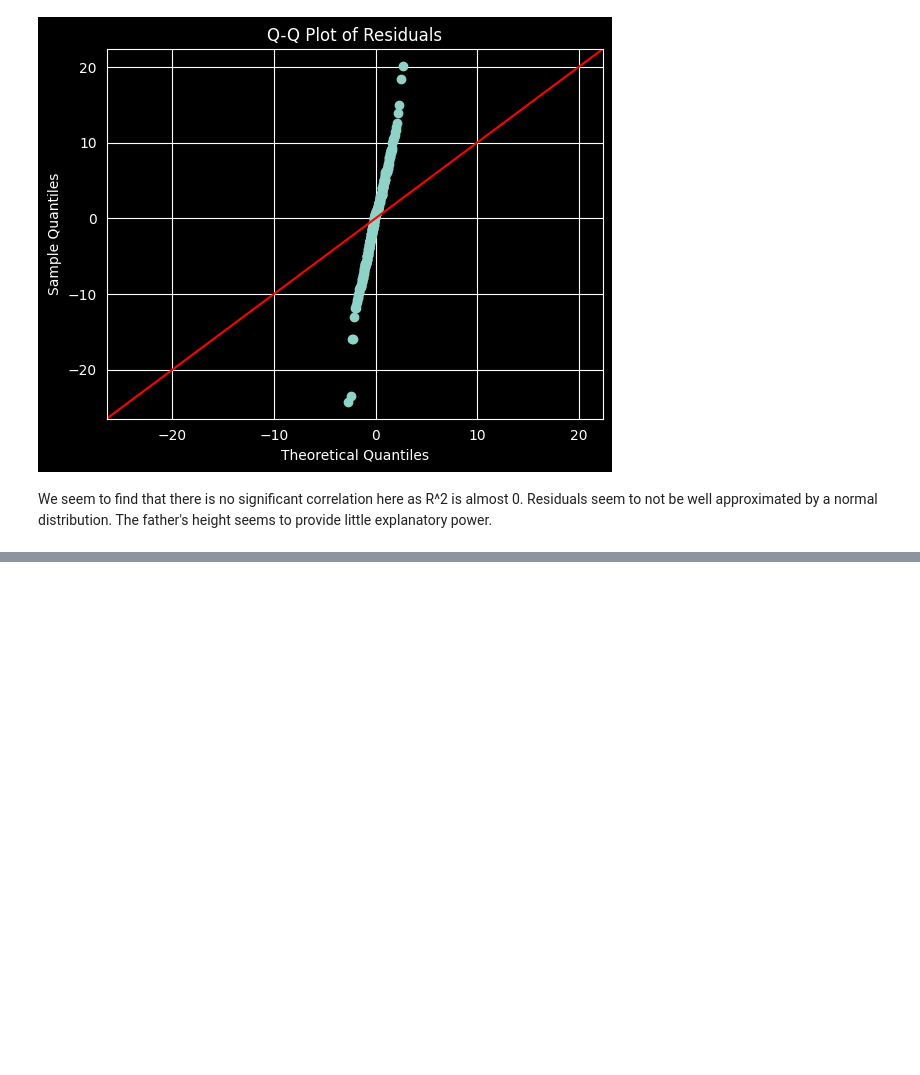
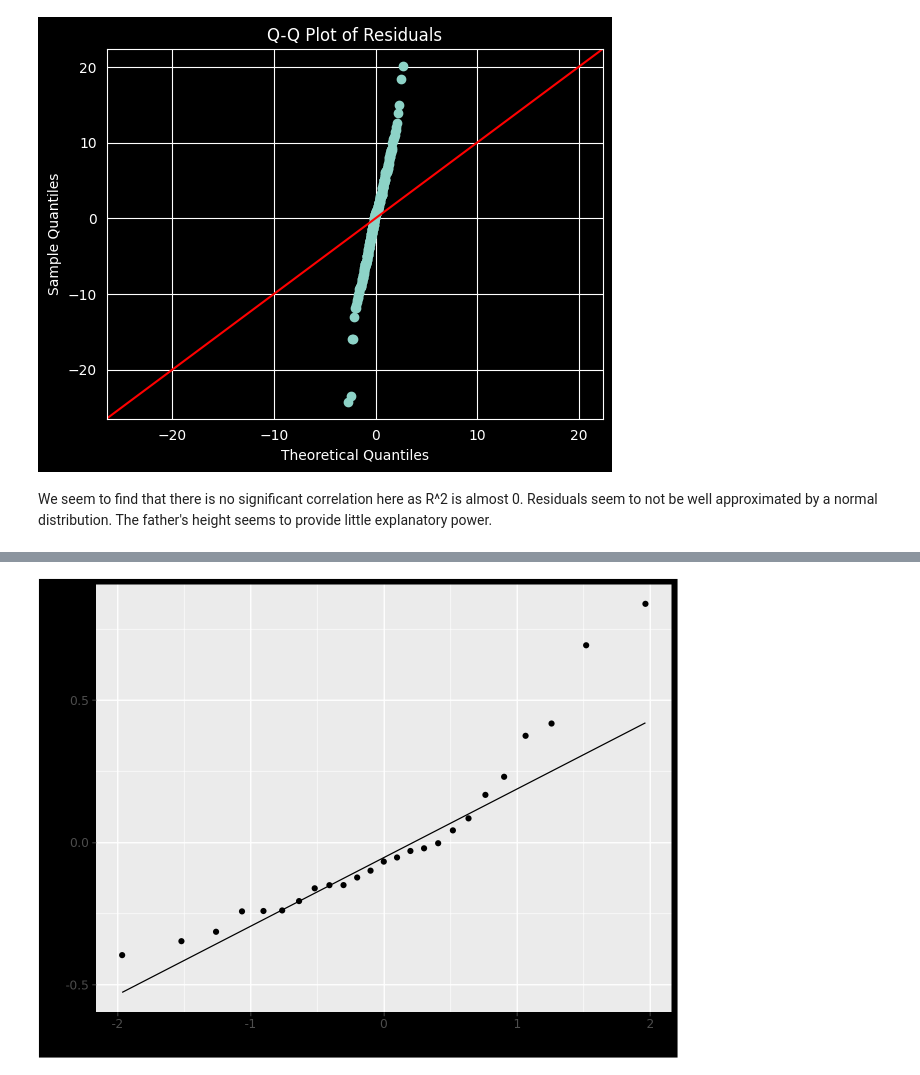
Before and after one commit to areiljan/DataScience, a Jupyter notebook: EX10/10.ipynb, the cells around one changed output, grey strips where cells are left out. Cells and saved outputs as stored; diff of their text form; code cells hidden in the pictures; blank space fills up the shorter version.

```diff
--- a/EX10/10.ipynb
+++ b/EX10/10.ipynb
@@ -163,0 +256,8 @@ We seem to find that there is no significant correlation here as R^2 is almost 0
+# %%
+# We found out that the dinosaurs in the dataset are causing the problem
+dt_no_dino = dt[
+~dt['name'].isin(["Brachiosaurus", "Dipliodocus", "Triceratops"])
+].copy()
+
+fit3 = smf.ols('log10_brain_weight ~ log10_body_weight', data=dt_no_dino).fit()
+print(fit3.summary2().tables[1])
@@ -163,0 +272,7 @@ We seem to find that there is no significant correlation here as R^2 is almost 0
+# %%
+dt_no_dino['res3'] = fit3.resid
+(ggplot(dt_no_dino, aes(sample='res3')) + stat_qq() + stat_qq_line()).show()
+
+# Now we find outliers in the tail
+# %% [output]
+[figure, added]
```
Also changed, not shown: parts of 19 cells of this notebook.
